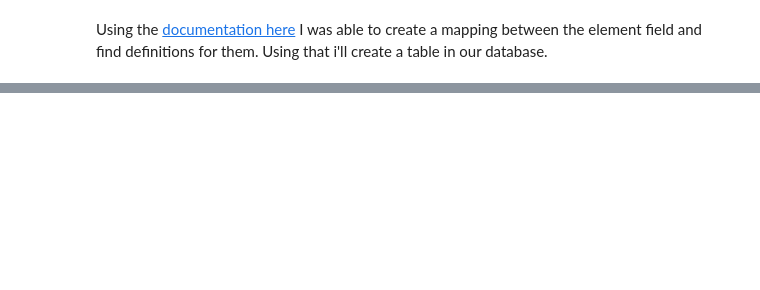
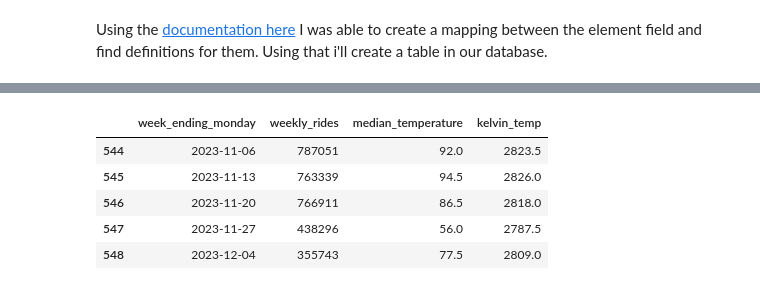
Before and after one commit to riverar9/citi-bike-trips-fun, a Jupyter notebook: citibike_traffic_modeling_EDA.ipynb, the cells around one changed output, grey strips where cells are left out. Cells and saved outputs as stored; diff of their text form; code cells hidden in the pictures; blank space fills up the shorter version.

```diff
--- a/citibike_traffic_modeling_EDA.ipynb
+++ b/citibike_traffic_modeling_EDA.ipynb
@@ -153,0 +183,16 @@ with get_sqlite_connection() as connection:
+# %%
+# Join the weekly_rides_df to the median_temp_df
+
+rides_temperature_df = weekly_rides.merge(
+    median_temp_df
+    , on = 'week_ending_monday'
+)
+
+rides_temperature_df.tail()
+# %% [output]
+|  | week_ending_monday | weekly_rides | median_temperature | kelvin_temp |
+| 544 | 2023-11-06 | 787051 | 92.0 | 2823.5 |
+| 545 | 2023-11-13 | 763339 | 94.5 | 2826.0 |
+| 546 | 2023-11-20 | 766911 | 86.5 | 2818.0 |
+| 547 | 2023-11-27 | 438296 | 56.0 | 2787.5 |
+| 548 | 2023-12-04 | 355743 | 77.5 | 2809.0 |
```
Also changed, not shown: parts of 21 cells of this notebook.
